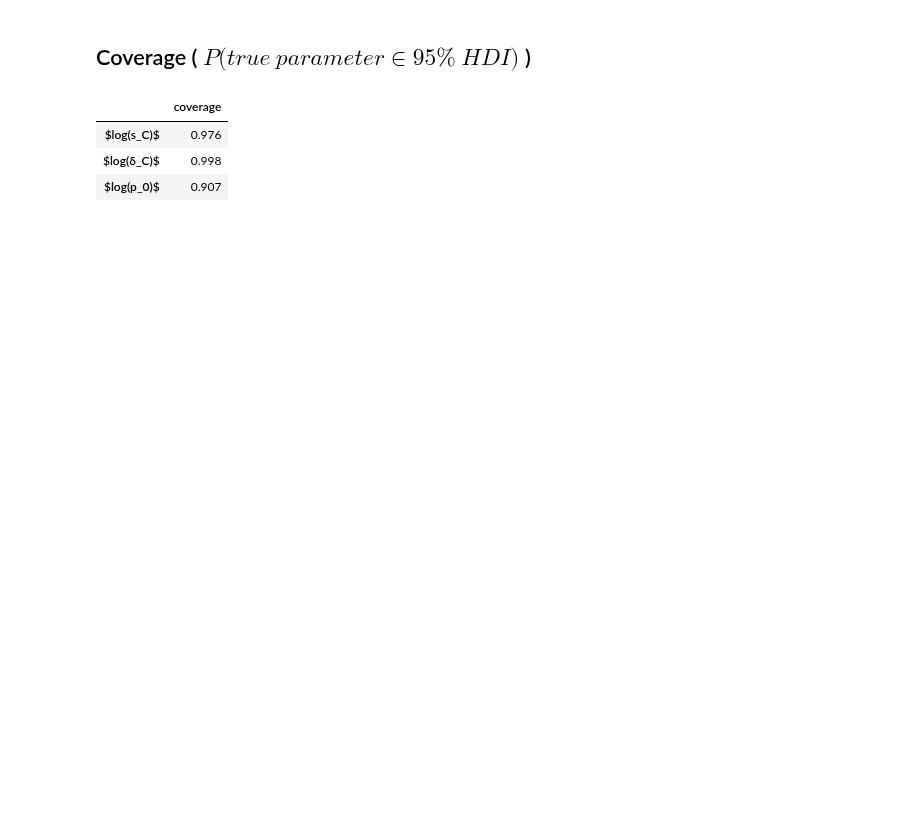
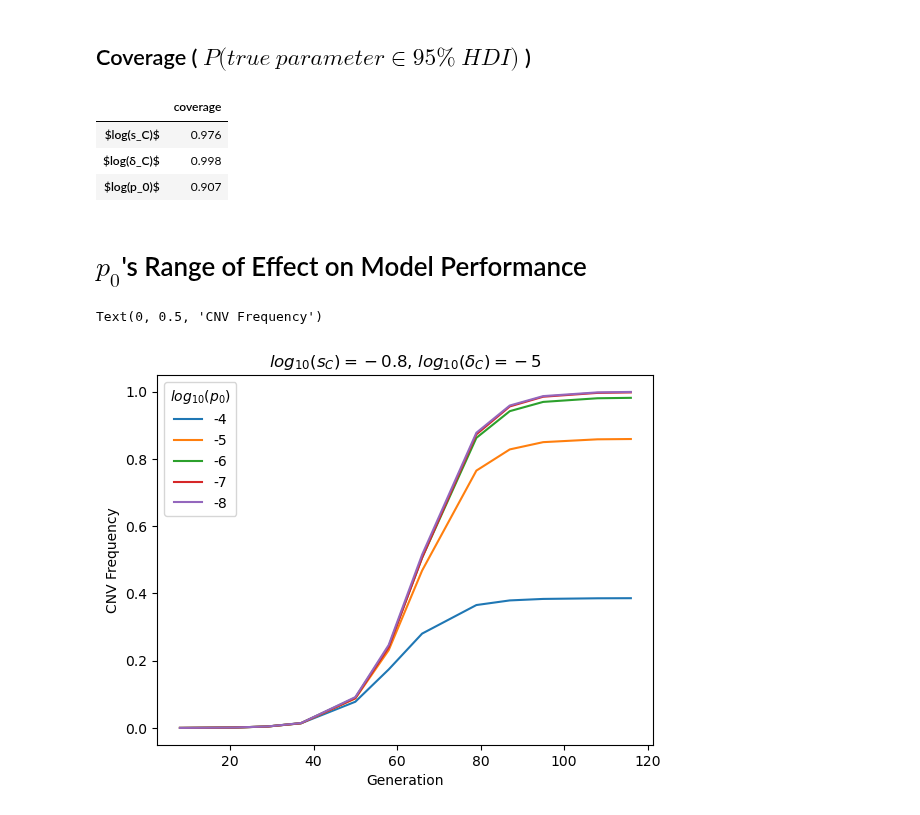
Before and after one commit to yoavram-lab/chuong_et_al, a Jupyter notebook: Simulation Analysis.ipynb, the cells around one changed output. Drawn from its saved outputs; the diff is of its cells as text; code cells hidden in the pictures; blank space fills up the shorter version.

```diff
--- a/Simulation Analysis.ipynb
+++ b/Simulation Analysis.ipynb
@@ -126,3 +140,30 @@ coverage
 | $log(s_C)$ | 0.976 |
 | $log(δ_C)$ | 0.998 |
 | $log(p_0)$ | 0.907 |
+# %% [markdown]
+# $p_0$'s Range of Effect on Model Performance
+# %%
+from cnv_simulation_initial_beneficial import CNVsimulator_simpleWF
+import torch
+
+reps = 1
+generation = pd.read_csv('Chuong_116_gens.txt', delimiter = ', ', engine='python')
+generation = generation.columns.astype('int')
+N = 3.3e8
+
+def CNVsimulator(cnv_params):
+    cnv_params = np.asarray(torch.squeeze(cnv_params,0))
+    states = CNVsimulator_simpleWF(reps = reps, N=N, generation=generation, seed=73, parameters=cnv_params)
+    return states
+
+params = [torch.tensor([-0.8,-5,-p], dtype=torch.float64) for p in range(4,9)]
+for t in params:
+    plt.plot(generation, CNVsimulator(t).T, label=int(t[-1]))
+
+plt.legend(title='$log_{10}(p_0)$')
+plt.title('$log_{10}(s_C) = -0.8$, $log_{10}(δ_C)=-5$')
+plt.xlabel('Generation')
+plt.ylabel('CNV Frequency')
+# %% [output]
+Text(0, 0.5, 'CNV Frequency')
+[figure, added]
```
Also changed, not shown: parts of 4 cells of this notebook.
